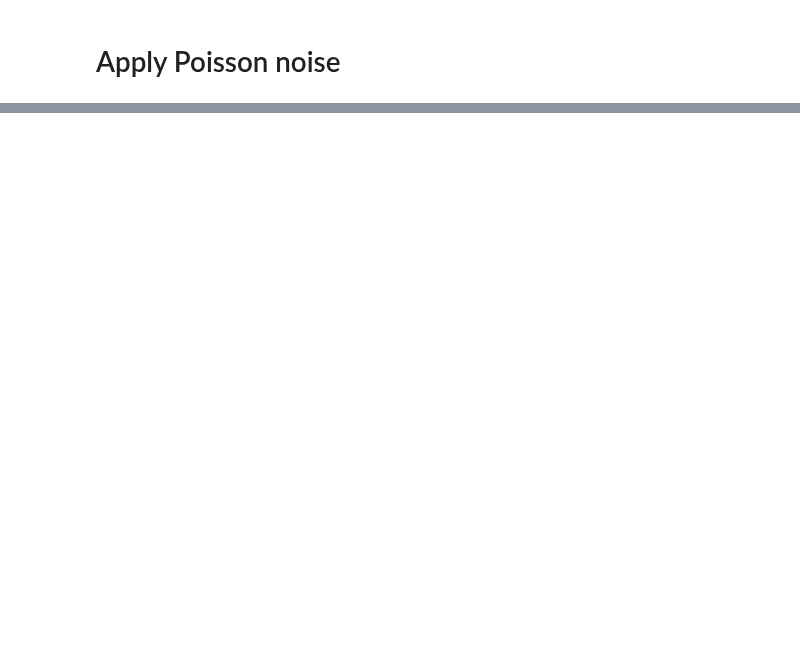
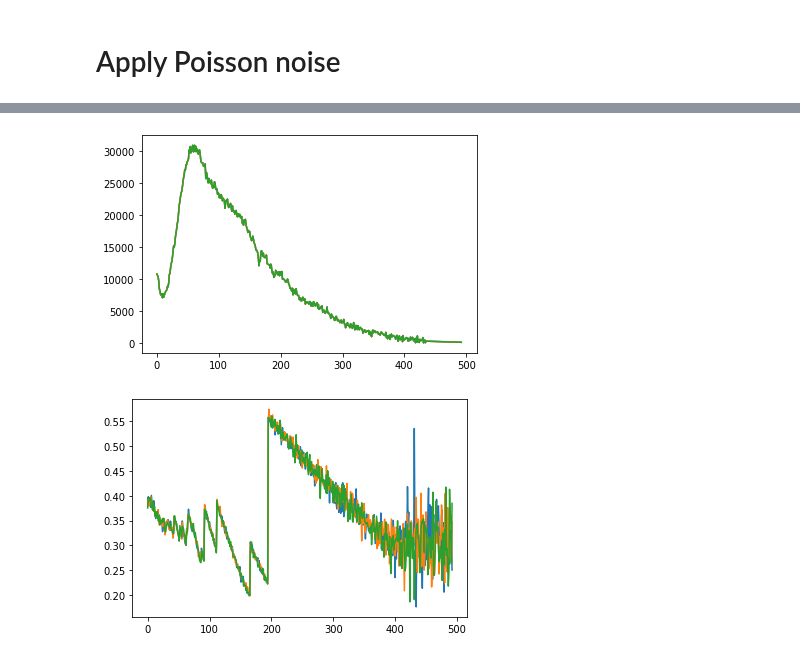
Before and after one commit to neutronimaging/ToFImaging, a Jupyter notebook: scripts/LowSNR_fit.ipynb, the cells around one changed output, grey strips where cells are left out. Saved outputs shown, nothing was run; the diff lists cells and outputs as text; code cells hidden in the pictures; blank space fills up the shorter version.

```diff
--- a/scripts/LowSNR_fit.ipynb
+++ b/scripts/LowSNR_fit.ipynb
@@ -77,0 +84,23 @@ plt.close()
+# %%
+size = 128
+Y0 = np.tile(y0,(size,size,1))
+Y = np.tile(y0*T_int,(size,size,1))
+
+Y0_n = np.random.poisson(Y0)
+Y_n = np.random.poisson(Y)
+T_n = np.divide(Y_n,Y0_n)
+# %%
+plt.plot(Y0[64,64])
+plt.plot(Y0[64,65])
+plt.plot(Y0[64,66])
+plt.show()
+plt.close()
+
+plt.plot(T_n[64,64])
+plt.plot(T_n[64,65])
+plt.plot(T_n[64,66])
+plt.show()
+plt.close()
+# %% [output]
+[figure, added]
+[figure, added]
```
Also changed, not shown: parts of 9 cells of this notebook, 1 other file.
